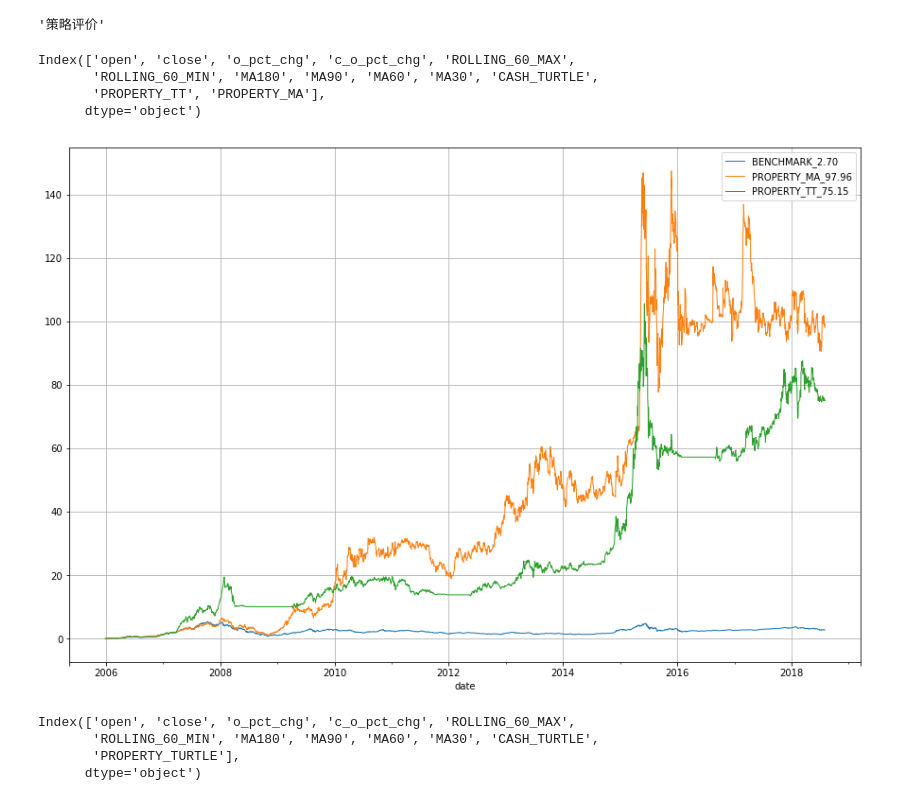
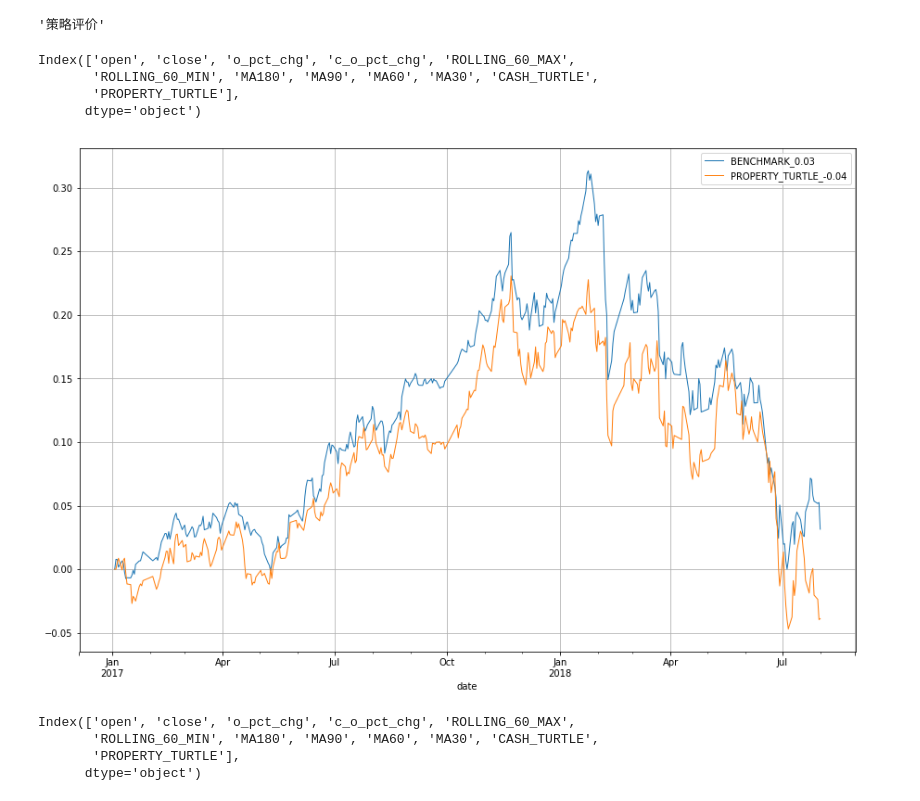
Before and after one commit to dxcv/ML4M, a Jupyter notebook: notebook/turtle_2system_common.ipynb, the cells around one changed output. Drawn from its saved outputs; the diff is of its cells as text; code cells hidden in the pictures.

```diff
--- a/notebook/turtle_2system_common.ipynb
+++ b/notebook/turtle_2system_common.ipynb
@@ -107,14 +108,14 @@ start_date = '2005-01-01'
 # start_date = '2015-01-01'
 # start_date = '2015-07-01'
 # start_date = '2016-01-01'
-# start_date = '2017-01-01'
+start_date = '2017-01-01'
 # start_date = '2018-01-01'
 # start_date = '2018-07-20'
 # end_date = '2016-01-01'
 end_date = '2018-08-01'
 # end_date = time.strftime('%Y-%m-%d')
 
-TURTLE_POS = 10
+TURTLE_POS = 20
 ### Turtle System One - Short
 TURTLE_SHORT_BUY_N = 20
 TURTLE_SHORT_SELL_N = 20
@@ -126,9 +127,9 @@ TURTLE_LONG_SELL_N = 60
 IS_HAPPYMONEY = False
 IS_TAX = False
 IS_SLIPPAGE = False
-IS_RANDOM_BUY = False
+IS_RANDOM_BUY = True
 IS_FILTER = False
-IS_MARKETUP = True
+IS_MARKETUP = False
 IS_BUYBENCHMARK = True
 IS_SHOWBUYLIST = True
 START_MONEY = 100000
@@ -551,5 +552,5 @@ e_p = stock_df_dict[BENCHMARK][:end_date].iloc[-1].open
 print('BENCHMARK', s_p, e_p, e_p / s_p)
 
 # show_df['PROPERTY_TT'] = show_df['PROPERTY_TURTLE']
-show_df['PROPERTY_MA'] = show_df['PROPERTY_TURTLE']
+# show_df['PROPERTY_MA'] = show_df['PROPERTY_TURTLE']
 # %% [output]
@@ -762,36 +739,36 @@ strategy_result = pd.DataFrame(columns=[
 # %%
 %matplotlib inline
 
 import matplotlib
 import matplotlib.pyplot as plt
 plt.rcParams['figure.figsize'] = [15, 10]
 
 # df = show_df.fillna(START_MONEY).copy()
 df = show_df.dropna(how='any', inplace=False).copy()
 df = df.loc[start_date:end_date]
-df.drop(columns=['PROPERTY_TURTLE'], inplace=True)
+# df.drop(columns=['PROPERTY_TURTLE'], inplace=True)
 df.columns
 
 df['close'] = (df['close'] - df.iloc[0]['close']) / df.iloc[0]['close']
 ax = df.plot(kind='line', y='close', label='BENCHMARK_%.2f' % df.iloc[-1]['close'], linewidth=1, grid=True)
 for col in sorted(df.columns):
     if 'PROPERTY' in col:
         df[col] = (df[col] - df.iloc[1][col]) / df.iloc[0][col]
         ax = df.plot(kind='line', y=col, secondary_y=False, label='%s_%.2f' % (col, df.iloc[-1][col]), linewidth=1, grid=True, ax=ax)
 
 # ax = df.plot(kind='line', y='close', label='BENCHMARK_%.2f' % df.iloc[-1]['close'], linewidth=1, grid=True)
 # for col in sorted(df.columns):
 #     if 'PROPERTY' in col:
 #         df[col] = (df[col] - df.iloc[1][col]) / df.iloc[0][col]
 #         ax = df.plot(kind='line', y=col, secondary_y=False, label='MA_%s_%.2f' % (col, df.iloc[-1][col]), linewidth=1, grid=True, ax=ax)
 
 # display_charts(df, kind='line', figsize=(900, 600), logy=False)
 # %% [output]
 Index(['open', 'close', 'o_pct_chg', 'c_o_pct_chg', 'ROLLING_60_MAX',
        'ROLLING_60_MIN', 'MA180', 'MA90', 'MA60', 'MA30', 'CASH_TURTLE',
-       'PROPERTY_TT', 'PROPERTY_MA'],
+       'PROPERTY_TURTLE'],
       dtype='object')
-[figure, old version]
+[figure, new version]
 # %%
 df = show_df.dropna(how='any', inplace=False).copy()
 # df.drop(columns=['open', 'high', 'low', 'o_pct_chg', 'TR', 'N'], inplace=True)
```
Also changed, not shown: parts of 8 cells of this notebook.
